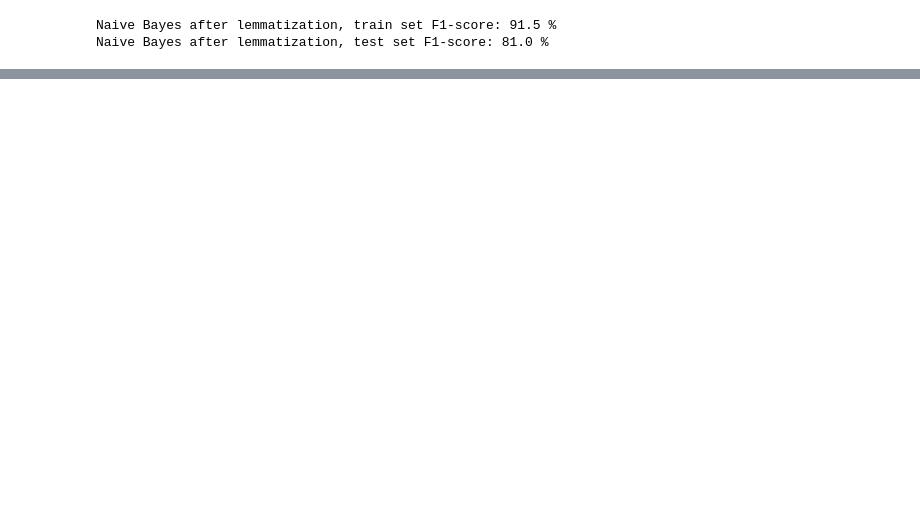
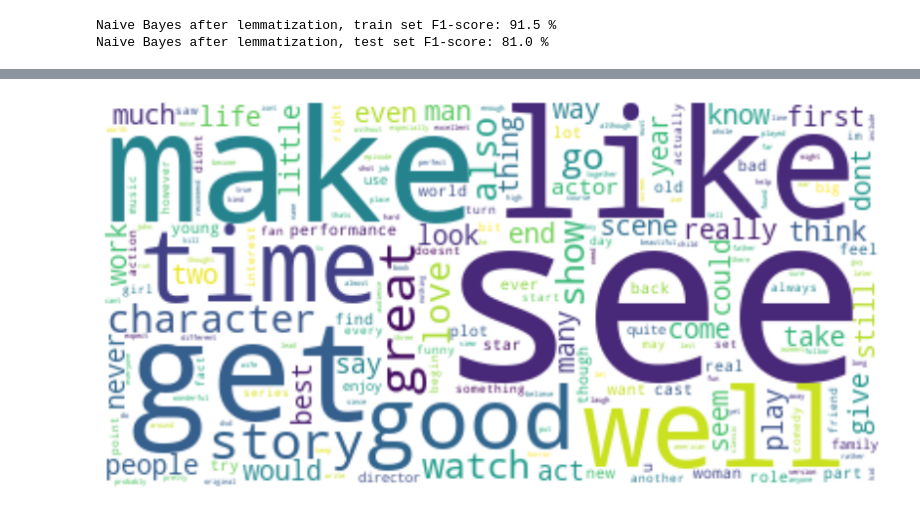
Before and after one commit to CrazyDaffodils/Learning_NLP, a Jupyter notebook: code/Assignment_1-test2.ipynb, the cells around one changed output, grey strips where cells are left out. Drawn from its saved outputs; the diff is of its cells as text; code cells hidden in the pictures; blank space fills up the shorter version.

```diff
--- a/code/Assignment_1-test2.ipynb
+++ b/code/Assignment_1-test2.ipynb
@@ -369,0 +460,5 @@ Naive Bayes after lemmatization, test set F1-score: 81.0 %
+# %%
+lem_vocab = cv2.vocabulary_
+lem_df = pd.DataFrame(lem_vocab.items(), columns = ['word','id'])
+lem_df = lem_df.sort_values(by=['id'])
+lem_df.head()
@@ -369,0 +472,4 @@ Naive Bayes after lemmatization, test set F1-score: 81.0 %
+# %%
+lem_df['pos_count'] = pos_array
+lem_df['neg_count'] = neg_array
+lem_df.head()
@@ -369,0 +483,9 @@ Naive Bayes after lemmatization, test set F1-score: 81.0 %
+# %%
+#generate dataframes for top 200 postive and negative words
+wordcloud_pos = lem_df[['word','pos_count']].sort_values(['pos_count'], ascending=False).iloc[0:200,:]
+wordcloud_neg = lem_df[['word','neg_count']].sort_values(['neg_count'], ascending=False).iloc[0:200,:]
+print('Top 10 positive class words... ')
+print(wordcloud_pos.head(15))
+print()
+print('Top 10 negative class words...')
+print(wordcloud_neg.head(15))
@@ -369,0 +510,18 @@ Naive Bayes after lemmatization, test set F1-score: 81.0 %
+# %%
+#drop rows with most frequent words found in both classes
+wordcloud_pos = wordcloud_pos[wordcloud_pos['pos_count'] <11000]
+wordcloud_neg = wordcloud_neg[wordcloud_neg['neg_count'] <11000]
+
+#create dictionaries to generate word clouds
+pos_dict = dict(zip(wordcloud_pos['word'], wordcloud_pos['pos_count']))
+neg_dict = dict(zip(wordcloud_neg['word'], wordcloud_neg['neg_count']))
+# %%
+#word cloud for positive class
+from wordcloud import WordCloud
+cloud_pos = WordCloud(background_color='white').generate_from_frequencies(pos_dict)
+plt.figure(figsize=(14, 11))
+plt.imshow(cloud_pos, interpolation='bilinear')
+plt.axis('off')
+plt.show()
+# %% [output]
+[figure, added]
```
Also changed, not shown: parts of 24 cells of this notebook, 1 other file.
